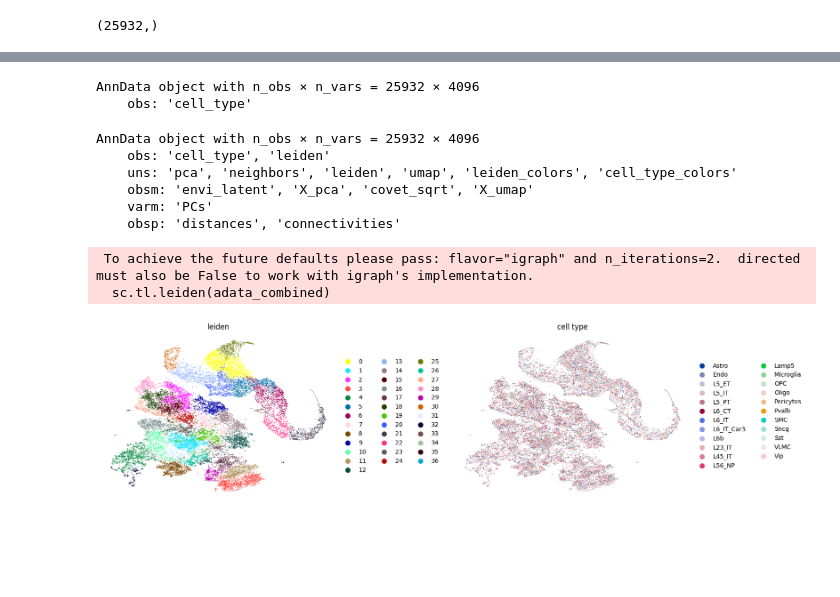
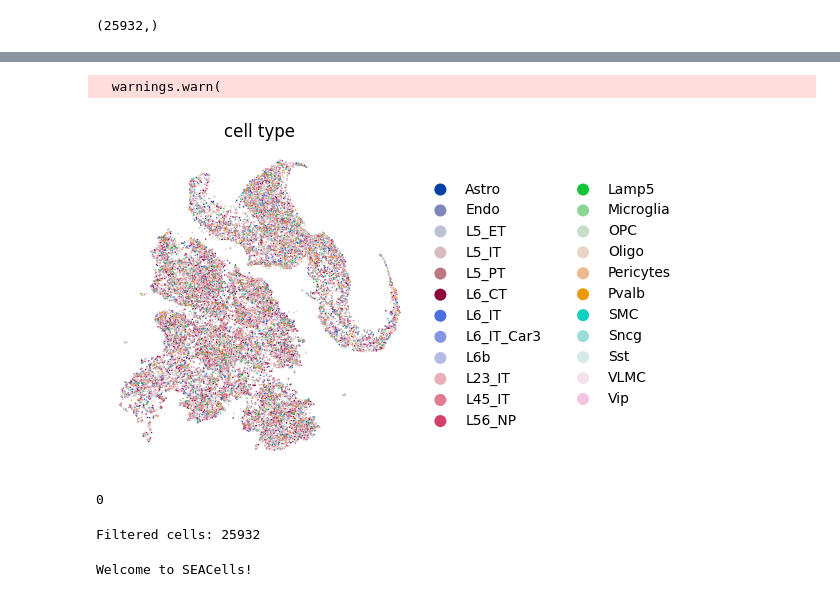
Before and after one commit to anushka-220/Undergraduate-Project, a Jupyter notebook: Envi and Covet separately/seacells_covet_sqrt.ipynb, the cells around one changed output, grey strips where cells are left out. Saved outputs shown, nothing was run; the diff lists cells and outputs as text; code cells hidden in the pictures; blank space fills up the shorter version.

```diff
--- a/Envi and Covet separately/seacells_covet_sqrt.ipynb
+++ b/Envi and Covet separately/seacells_covet_sqrt.ipynb
@@ -61,3 +38,8 @@ cell_type_palette = {'Astro': (0.843137, 0.0, 0.0, 1.0),
 cell_label_palette = {'GABAergic': (0.843137, 0.0, 0.0, 1.0),
                       'Glutamatergic': (0.54902, 0.235294, 1.0, 1.0),
                       'Non-Neuronal': (0.007843, 0.533333, 0.0, 1.0)}
+# %%
+cell_types_sc = sc_ad.obs["cell_type"].values
+cell_types_st = st_ad.obs["cell_type"].values
+combined_cell_types = np.concatenate((cell_types_sc, cell_types_st), axis=0)
+print("Shape of combined_cell_types", combined_cell_types.shape)
@@ -64,7 +57,7 @@ cell_label_palette = {'GABAergic': (0.843137, 0.0, 0.0, 1.0),
 # %%
 # Flatten the (64, 64) matrices into 1D vectors
-st_covet_sqrt_flat = st_data.obsm["COVET_SQRT"].reshape(st_data.shape[0], -1)
-sc_covet_sqrt_flat = sc_data.obsm["COVET_SQRT"].reshape(sc_data.shape[0], -1)
+st_covet_sqrt_flat = st_ad.obsm["COVET_SQRT"].reshape(st_ad.shape[0], -1)
+sc_covet_sqrt_flat = sc_ad.obsm["COVET_SQRT"].reshape(sc_ad.shape[0], -1)
 
 # Combine both datasets for joint UMAP
 covet_sqrt_combined = np.concatenate([st_covet_sqrt_flat, sc_covet_sqrt_flat], axis=0)
@@ -70,0 +82,7 @@ covet_sqrt_combined = np.concatenate([st_covet_sqrt_flat, sc_covet_sqrt_flat], a
+# %%
+adata_combined = ad.AnnData(X=covet_sqrt_combined)
+adata_combined.obs["cell_type"] = combined_cell_types
+adata_combined.obsm["envi_latent"] = covet_sqrt_combined
+
+print(adata_combined)
+print(adata_combined.obs["cell_type"].head())
@@ -98,25 +107,11 @@ adata_combined.obs["cell_type"] = combined_cell_types
-# %%
-adata_combined
-# %% [output]
-AnnData object with n_obs × n_vars = 25932 × 4096
-    obs: 'cell_type'
-# %%
-adata_combined.obsm["covet_sqrt"] = covet_sqrt_combined
-# %%
-adata_combined
-# %% [output]
-AnnData object with n_obs × n_vars = 25932 × 4096
-    obs: 'cell_type', 'leiden'
-    uns: 'pca', 'neighbors', 'leiden', 'umap', 'leiden_colors', 'cell_type_colors'
-    obsm: 'envi_latent', 'X_pca', 'covet_sqrt', 'X_umap'
-    varm: 'PCs'
-    obsp: 'distances', 'connectivities'
 # %%
 sc.pp.neighbors(adata_combined, n_neighbors=10, n_pcs=40)
-sc.tl.leiden(adata_combined)
 sc.tl.umap(adata_combined)
-sc.pl.scatter(adata_combined, basis='umap', color=['leiden', 'cell_type'], frameon=False)
+sc.pl.scatter(adata_combined, basis='umap', color=['cell_type'], frameon=False)
 # %% [output]
- To achieve the future defaults please pass: flavor="igraph" and n_iterations=2.  directed must also be False to work with igraph's implementation.
-  sc.tl.leiden(adata_combined)
+  warnings.warn(
-[figure, old version]
+[figure, new version]
+# %%
+print(np.isinf(adata_combined.X).sum())
+# %% [output]
+0
@@ -122,0 +122,6 @@ sc.pl.scatter(adata_combined, basis='umap', color=['leiden', 'cell_type'], frame
+# %%
+mask = np.isfinite(adata_combined.X).all(axis=1)
+adata_combined = adata_combined[mask, :]
+print(f"Filtered cells: {adata_combined.shape[0]}")
+# %% [output]
+Filtered cells: 25932
@@ -122,0 +136,9 @@ sc.pl.scatter(adata_combined, basis='umap', color=['leiden', 'cell_type'], frame
+# %%
+model= SEACells.core.SEACells(adata_combined,
+                              build_kernel_on= build_kernel_on,
+                              n_SEACells=n_SEACells,
+                              n_waypoint_eigs=n_waypoint_eigs,
+                              convergence_epsilon=1e-5
+                              )
+# %% [output]
+Welcome to SEACells!
```
Also changed, not shown: parts of 19 cells of this notebook, 3 other files.
